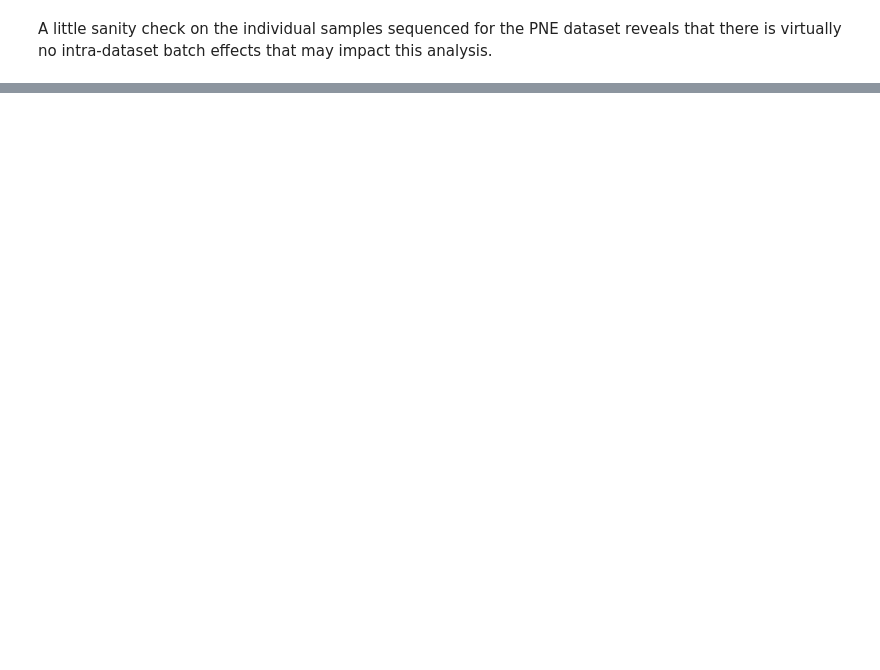
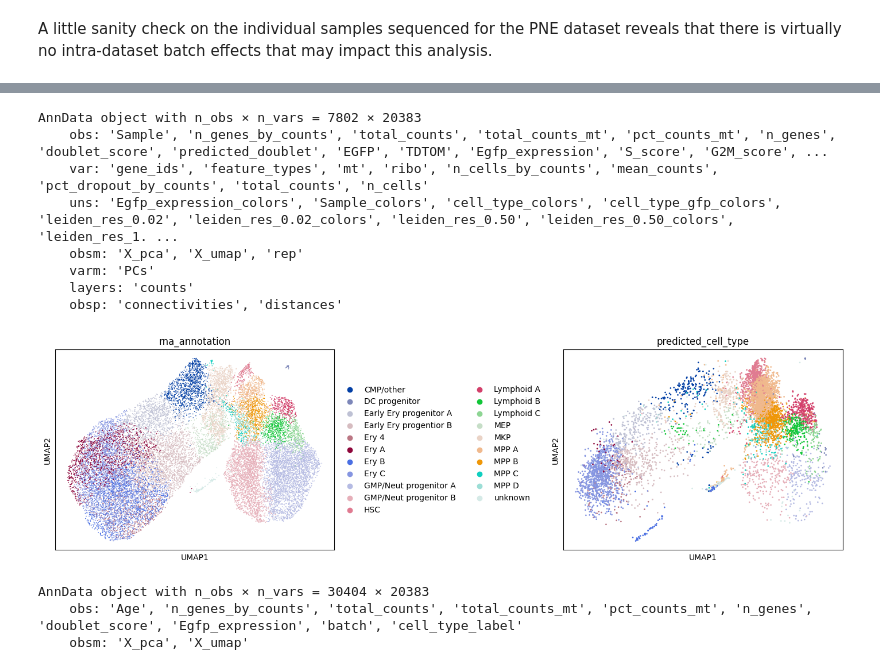
Before and after one commit to akash-pandit/age-analysis, a Jupyter notebook: notebooks/cluster-integrated-rna.ipynb, the cells around one changed output, grey strips where cells are left out. Cells and saved outputs as stored; diff of their text form; code cells hidden in the pictures; blank space fills up the shorter version.

Commit message:
did first integration with ingest

```diff
--- a/notebooks/cluster-integrated-rna.ipynb
+++ b/notebooks/cluster-integrated-rna.ipynb
@@ -91,0 +137,4 @@ joint
+# %%
+annot = 'cell_type_label'
+pne_ctrl.obs[annot] = pne_ctrl.obs['predicted_cell_type']
+poscablo.obs[annot] = poscablo.obs['rna_annotation']
@@ -91,0 +151,26 @@ joint
+# %%
+ingested_pne_ctrl = sc.tl.ingest(
+    adata=pne_ctrl,
+    adata_ref=poscablo,
+    inplace=False
+)
+
+plot_shared_celltypes(adata1=poscablo, color_col1=poscablo_annot, adata2=ingested_pne_ctrl, color_col2=pne_annot)
+ingested_pne_ctrl
+# %% [output]
+AnnData object with n_obs × n_vars = 7802 × 20383
+    obs: 'Sample', 'n_genes_by_counts', 'total_counts', 'total_counts_mt', 'pct_counts_mt', 'n_genes', 'doublet_score', 'predicted_doublet', 'EGFP', 'TDTOM', 'Egfp_expression', 'S_score', 'G2M_score', ...
+    var: 'gene_ids', 'feature_types', 'mt', 'ribo', 'n_cells_by_counts', 'mean_counts', 'pct_dropout_by_counts', 'total_counts', 'n_cells'
+    uns: 'Egfp_expression_colors', 'Sample_colors', 'cell_type_colors', 'cell_type_gfp_colors', 'leiden_res_0.02', 'leiden_res_0.02_colors', 'leiden_res_0.50', 'leiden_res_0.50_colors', 'leiden_res_1. ...
+    obsm: 'X_pca', 'X_umap', 'rep'
+    varm: 'PCs'
+    layers: 'counts'
+    obsp: 'connectivities', 'distances'
+[figure, added]
+# %%
+joint_adata = sc.concat(adatas=[poscablo, pne_ctrl])
+joint_adata
+# %% [output]
+AnnData object with n_obs × n_vars = 30404 × 20383
+    obs: 'Age', 'n_genes_by_counts', 'total_counts', 'total_counts_mt', 'pct_counts_mt', 'n_genes', 'doublet_score', 'Egfp_expression', 'batch', 'cell_type_label'
+    obsm: 'X_pca', 'X_umap'
```
Also changed, not shown: parts of 9 cells of this notebook.
